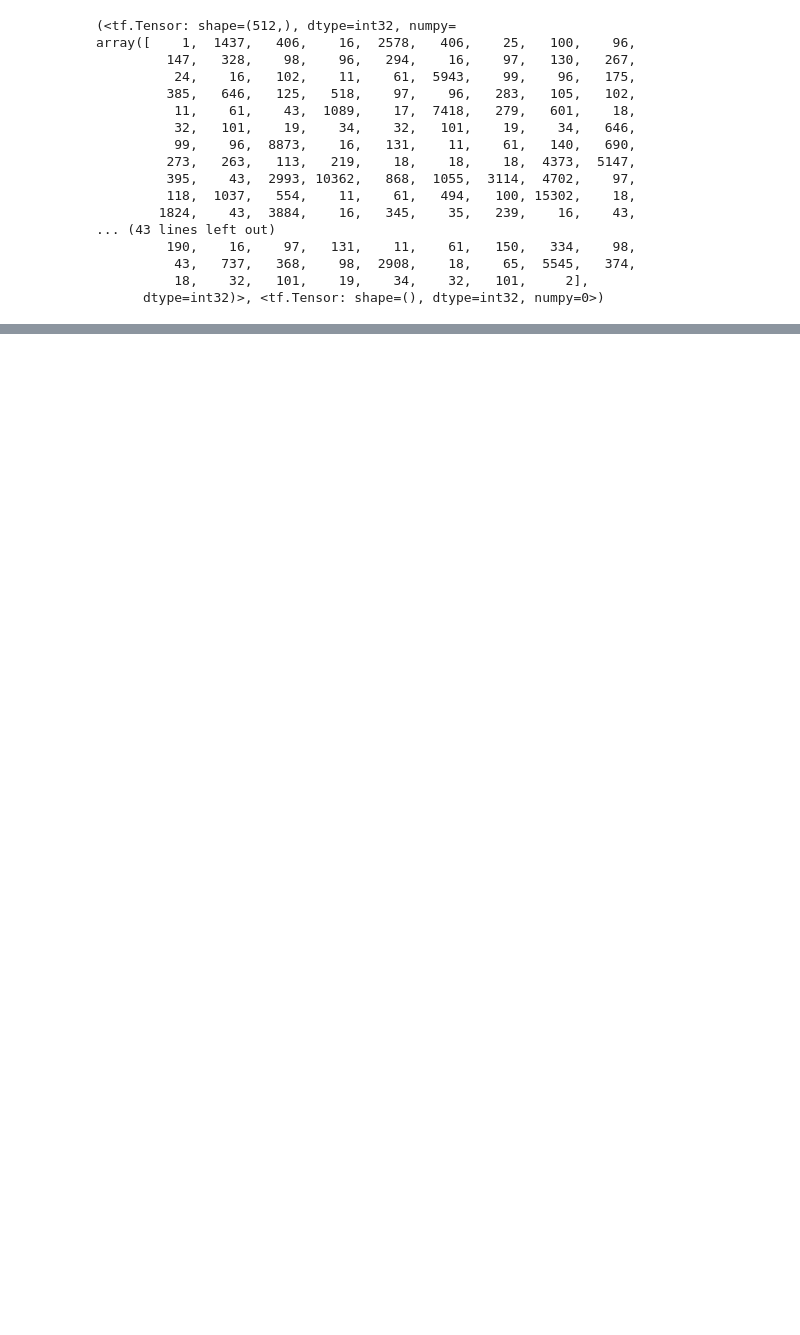
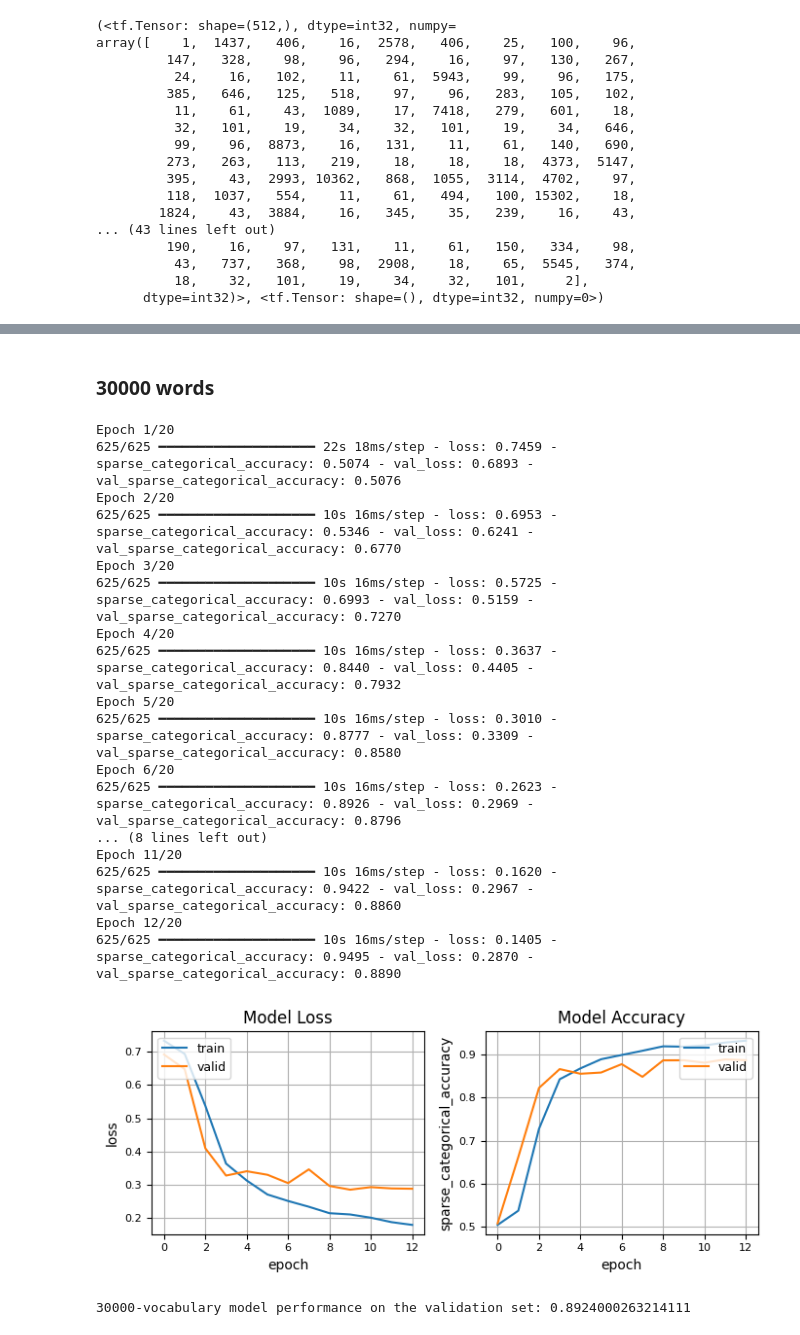
Before and after one commit to OMarchevska/NLP, a Jupyter notebook: Tiny_transformer_Custom_imdb_vocab.ipynb, the cells around one changed output, grey strips where cells are left out. Saved outputs shown, nothing was run; the diff lists cells and outputs as text; code cells hidden in the pictures; blank space fills up the shorter version.

```diff
--- a/Tiny_transformer_Custom_imdb_vocab.ipynb
+++ b/Tiny_transformer_Custom_imdb_vocab.ipynb
@@ -302,0 +461,45 @@ print(f"{vocab_sizes[0]}-vocabulary model performance on the validation set: {pe
+# %% [markdown]
+### 30000 words
+# %%
+# data tokenization & packing
+vocabulary = create_vocab(vocab_size=vocab_sizes[2], dataset=train_ds)
+tokenizer = create_tokenizer(vocab=vocabulary)
+packer = create_packer(tokenizer)
+# get preprocessed training and validation data using new vocabulary
+train_prepr = get_prepr_dataset(train_ds)
+val_prepr = get_prepr_dataset(val_ds)
+
+# set up model and compile it
+model = create_model(vocabulary)
+compile_model(model, lr_rate=warmup_schedule)
+# train the model using triangular scheduling
+e_stop = keras.callbacks.EarlyStopping(patience=3, restore_best_weights=True)
+model.fit(
+    train_prepr, validation_data=val_prepr, epochs=epochs, callbacks=[e_stop],
+)
+
+plot_history(history)
+# get performance on training/validation sets to compare later
+performance[vocab_sizes[2]] = (get_performance(model, train_prepr), get_performance(model, val_prepr))
+print(f"{vocab_sizes[2]}-vocabulary model performance on the validation set: {performance[vocab_sizes[2]][1]}")
+model.save(f"{vocab_sizes[2]}-T.keras")
+# %% [output]
+Epoch 1/20
+625/625 ━━━━━━━━━━━━━━━━━━━━ 22s 18ms/step - loss: 0.7459 - sparse_categorical_accuracy: 0.5074 - val_loss: 0.6893 - val_sparse_categorical_accuracy: 0.5076
+Epoch 2/20
+625/625 ━━━━━━━━━━━━━━━━━━━━ 10s 16ms/step - loss: 0.6953 - sparse_categorical_accuracy: 0.5346 - val_loss: 0.6241 - val_sparse_categorical_accuracy: 0.6770
+Epoch 3/20
+625/625 ━━━━━━━━━━━━━━━━━━━━ 10s 16ms/step - loss: 0.5725 - sparse_categorical_accuracy: 0.6993 - val_loss: 0.5159 - val_sparse_categorical_accuracy: 0.7270
+Epoch 4/20
+625/625 ━━━━━━━━━━━━━━━━━━━━ 10s 16ms/step - loss: 0.3637 - sparse_categorical_accuracy: 0.8440 - val_loss: 0.4405 - val_sparse_categorical_accuracy: 0.7932
+Epoch 5/20
+625/625 ━━━━━━━━━━━━━━━━━━━━ 10s 16ms/step - loss: 0.3010 - sparse_categorical_accuracy: 0.8777 - val_loss: 0.3309 - val_sparse_categorical_accuracy: 0.8580
+Epoch 6/20
+625/625 ━━━━━━━━━━━━━━━━━━━━ 10s 16ms/step - loss: 0.2623 - sparse_categorical_accuracy: 0.8926 - val_loss: 0.2969 - val_sparse_categorical_accuracy: 0.8796
+... (8 lines left out)
+Epoch 11/20
+625/625 ━━━━━━━━━━━━━━━━━━━━ 10s 16ms/step - loss: 0.1620 - sparse_categorical_accuracy: 0.9422 - val_loss: 0.2967 - val_sparse_categorical_accuracy: 0.8860
+Epoch 12/20
+625/625 ━━━━━━━━━━━━━━━━━━━━ 10s 16ms/step - loss: 0.1405 - sparse_categorical_accuracy: 0.9495 - val_loss: 0.2870 - val_sparse_categorical_accuracy: 0.8890
+[figure, added]
+30000-vocabulary model performance on the validation set: 0.8924000263214111
```
Also changed, not shown: parts of 28 cells of this notebook.
